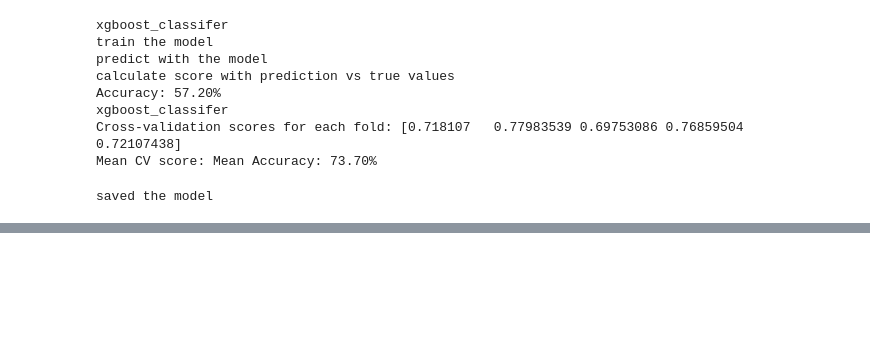
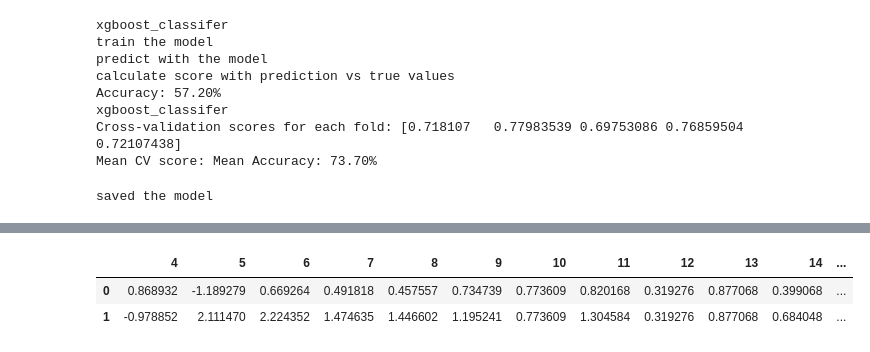
Before and after one commit to amohan601/kaggle-datathon-2025, a Jupyter notebook: combined-analysis.ipynb, the cells around one changed output, grey strips where cells are left out. Drawn from its saved outputs; the diff is of its cells as text; code cells hidden in the pictures; blank space fills up the shorter version.

```diff
--- a/combined-analysis.ipynb
+++ b/combined-analysis.ipynb
@@ -438,8 +439,9 @@ saved the model
 # %% [markdown]
 ## quantitivate data modified
 # %%
-df_quant_scaled = df_quant_new.drop(columns = ['participant_id'] )
+df_quant_scaled_dropped = df_quant_new.drop(columns = ['participant_id'] )
+df_quant_scaled_dropped = pd.DataFrame(df_quant_scaled_dropped)
 scaler = StandardScaler()
-df_quant_scaled = scaler.fit_transform(df_quant_new_without_participant_id)
-df_quant_scaled = pd.DataFrame(np_quant_new_without_participant_id_std)
+df_quant_scaled = scaler.fit_transform(df_quant_scaled_dropped)
+df_quant_scaled = pd.DataFrame(df_quant_scaled)
 df_quant_scaled['participant_id'] = df_quant_new['participant_id']
@@ -703,0 +756,6 @@ saved the model
+# %%
+df_quant_scaled.iloc[:,4:].head(2)
+# %% [output]
+|  | 4 | 5 | 6 | 7 | 8 | 9 | 10 | 11 | 12 | 13 | 14 | ... |
+| 0 | 0.868932 | -1.189279 | 0.669264 | 0.491818 | 0.457557 | 0.734739 | 0.773609 | 0.820168 | 0.319276 | 0.877068 | 0.399068 | ... |
+| 1 | -0.978852 | 2.111470 | 2.224352 | 1.474635 | 1.446602 | 1.195241 | 0.773609 | 1.304584 | 0.319276 | 0.877068 | 0.684048 | ... |
```
Also changed, not shown: parts of 16 cells of this notebook.
